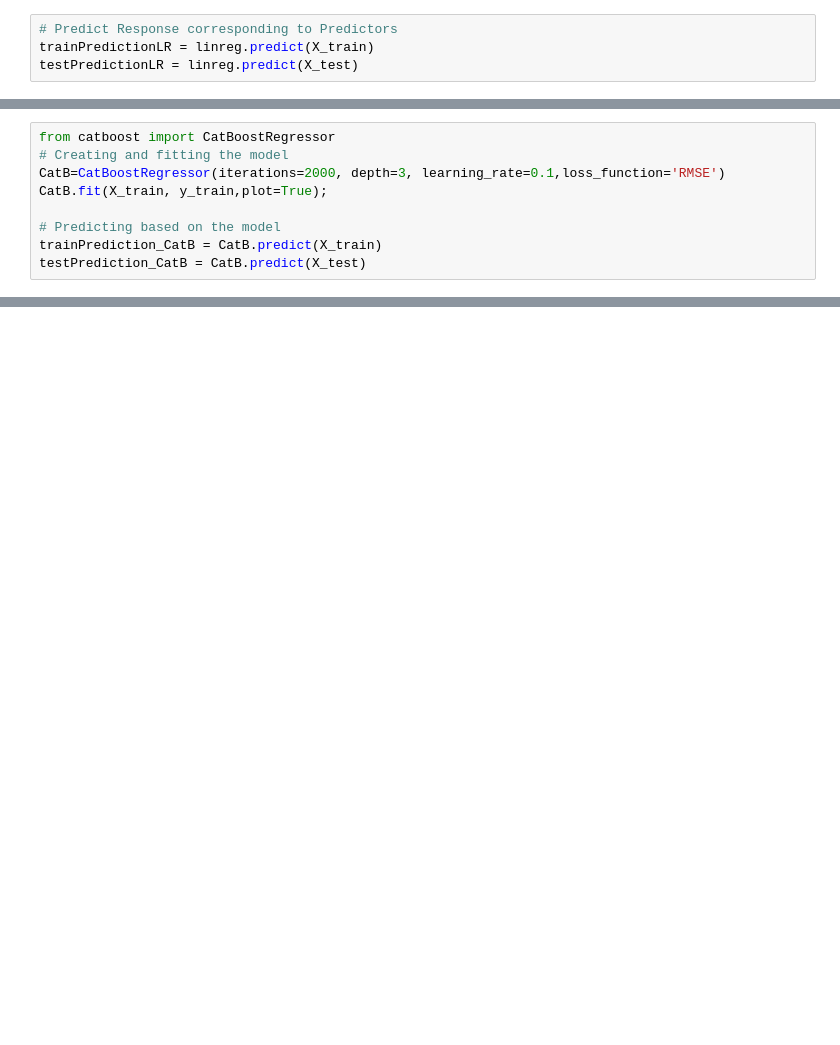
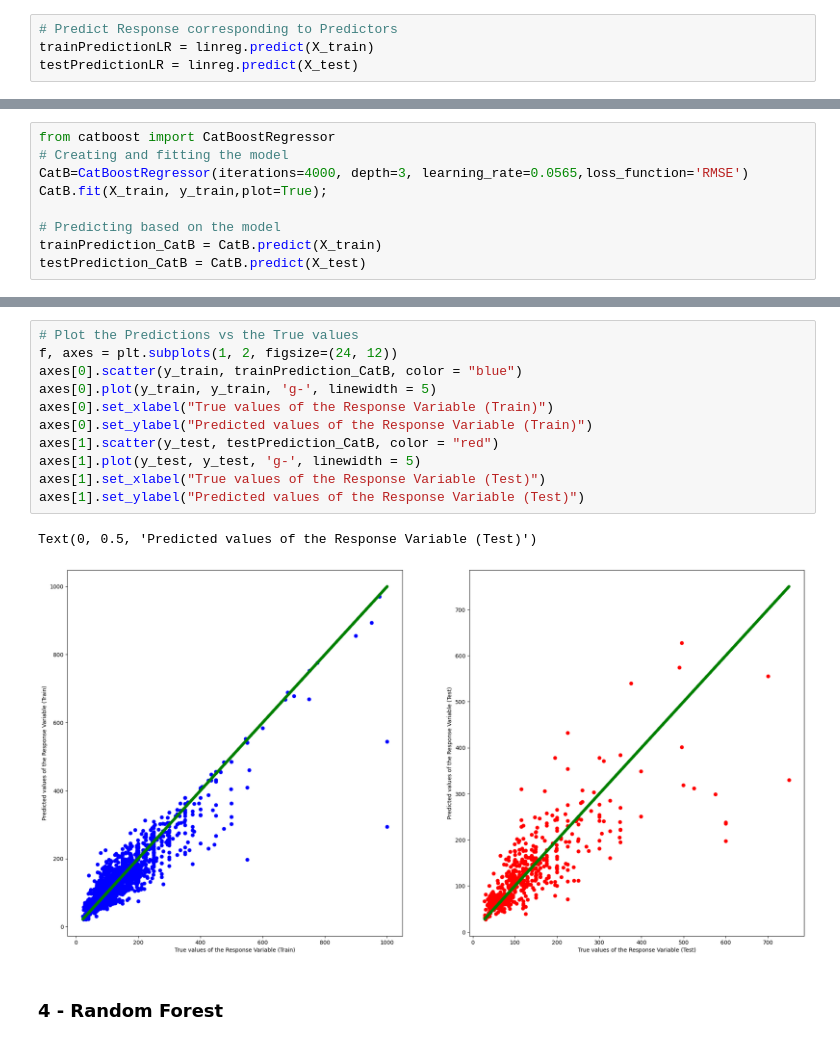
Before and after one commit to MohamedHussein-X/Airbnb-Listings, a Jupyter notebook: ML-Models.ipynb, the cells around one changed output, grey strips where cells are left out. Drawn from its saved outputs; the diff is of its cells as text; blank space fills up the shorter version.

```diff
--- a/ML-Models.ipynb
+++ b/ML-Models.ipynb
@@ -493,7 +431,7 @@ Successfully installed catboost-1.2.5 plotly-5.22.0 tenacity-8.2.3
 # %%
 from catboost import CatBoostRegressor
 # Creating and fitting the model
-CatB=CatBoostRegressor(iterations=2000, depth=3, learning_rate=0.1,loss_function='RMSE')
+CatB=CatBoostRegressor(iterations=4000, depth=3, learning_rate=0.0565,loss_function='RMSE')
 CatB.fit(X_train, y_train,plot=True);
 
 # Predicting based on the model
@@ -547,0 +498,16 @@ CatBoost (R^2): 0.3669
+# %%
+# Plot the Predictions vs the True values
+f, axes = plt.subplots(1, 2, figsize=(24, 12))
+axes[0].scatter(y_train, trainPrediction_CatB, color = "blue")
+axes[0].plot(y_train, y_train, 'g-', linewidth = 5)
+axes[0].set_xlabel("True values of the Response Variable (Train)")
+axes[0].set_ylabel("Predicted values of the Response Variable (Train)")
+axes[1].scatter(y_test, testPrediction_CatB, color = "red")
+axes[1].plot(y_test, y_test, 'g-', linewidth = 5)
+axes[1].set_xlabel("True values of the Response Variable (Test)")
+axes[1].set_ylabel("Predicted values of the Response Variable (Test)")
+# %% [output]
+Text(0, 0.5, 'Predicted values of the Response Variable (Test)')
+[figure, added]
+# %% [markdown]
+### 4 - Random Forest
```
Also changed, not shown: parts of 80 cells of this notebook, 5 other files.
